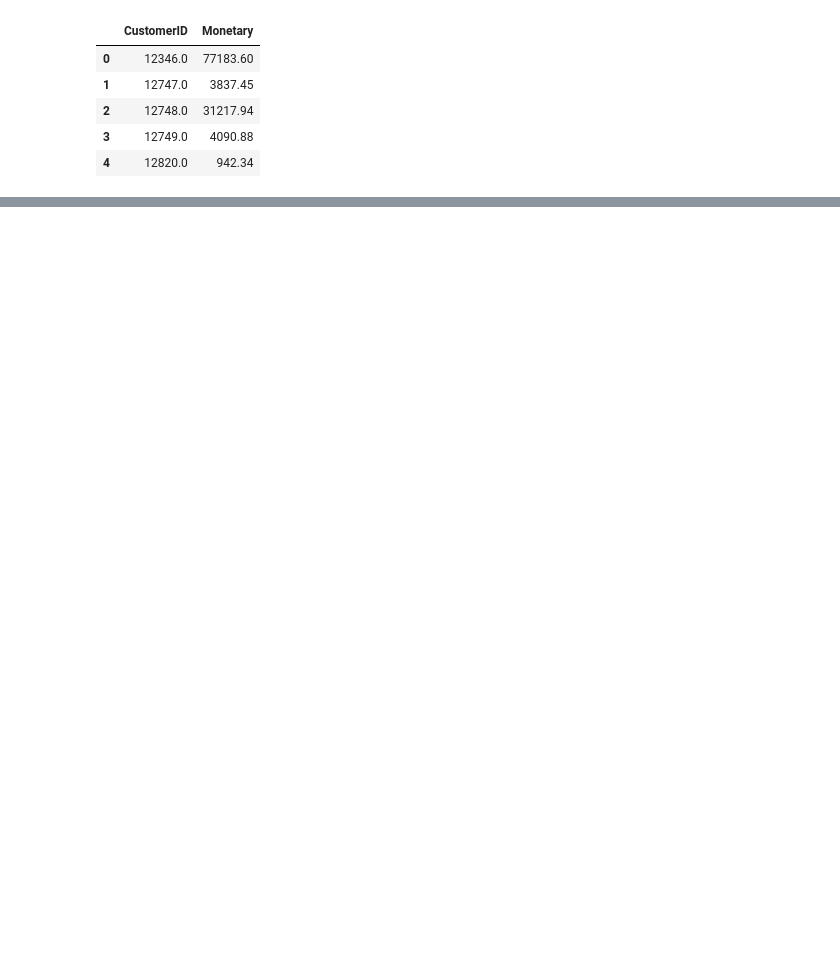
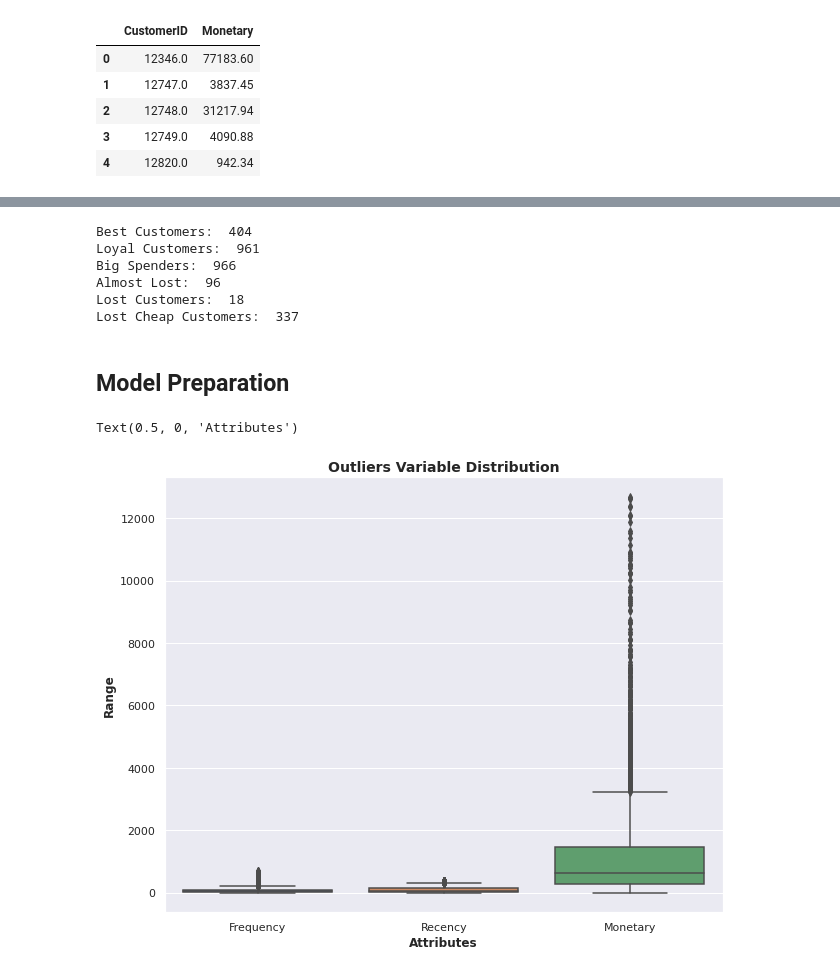
Before and after one commit to vivek16pawar/Customer-Segmentation, a Jupyter notebook: Online_Retail_Customer_Segmentation_Capstone_Project.ipynb, the cells around one changed output, grey strips where cells are left out. Drawn from its saved outputs; the diff is of its cells as text; code cells hidden in the pictures; blank space fills up the shorter version.

```diff
--- a/Online_Retail_Customer_Segmentation_Capstone_Project.ipynb
+++ b/Online_Retail_Customer_Segmentation_Capstone_Project.ipynb
@@ -382,0 +464,3 @@ monetary.head()
+# %%
+# Creating Monetary Quartile
+segmentation['M_Quartile'] = segmentation['Monetary'].apply(FMScore, args=('Monetary',quantiles,))
@@ -382,0 +480,6 @@ monetary.head()
+# %%
+#  Adding all quartile to create rfm score
+segmentation['RFM Group'] = segmentation.R_Quartile.map(str) \
+                            + segmentation.F_Quartile.map(str) \
+                            + segmentation.M_Quartile.map(str)
+segmentation.head()
@@ -382,0 +493,4 @@ monetary.head()
+# %%
+#Calculate and Add RFMScore value column showing total sum of RFMGroup values
+segmentation['RFMScore'] = segmentation[['R_Quartile', 'F_Quartile', 'M_Quartile']].sum(axis = 1)
+segmentation.head()
@@ -382,0 +521,28 @@ monetary.head()
+# %%
+print("Best Customers: ",len(segmentation[segmentation['RFM Group']=='444']))
+print('Loyal Customers: ',len(segmentation[segmentation['F_Quartile']==4]))
+print("Big Spenders: ",len(segmentation[segmentation['M_Quartile']==4]))
+print('Almost Lost: ', len(segmentation[segmentation['RFM Group']=='244']))
+print('Lost Customers: ',len(segmentation[segmentation['RFM Group']=='144']))
+print('Lost Cheap Customers: ',len(segmentation[segmentation['RFM Group']=='111']))
+# %% [output]
+Best Customers:  404
+Loyal Customers:  961
+Big Spenders:  966
+Almost Lost:  96
+Lost Customers:  18
+Lost Cheap Customers:  337
+# %%
+segmentation.drop(['R_Quartile', 'F_Quartile','M_Quartile'], axis=1,inplace = True)
+# %% [markdown]
+## Model Preparation
+# %%
+attributes = ['Frequency', 'Recency', 'Monetary']
+plt.rcParams['figure.figsize'] = [10,8]
+sns.boxplot(data = segmentation[attributes])
+plt.title("Outliers Variable Distribution", fontsize = 14, fontweight = 'bold')
+plt.ylabel("Range", fontweight = 'bold')
+plt.xlabel("Attributes", fontweight = 'bold')
+# %% [output]
+Text(0.5, 0, 'Attributes')
+[figure, added]
```
Also changed, not shown: parts of 75 cells of this notebook.
